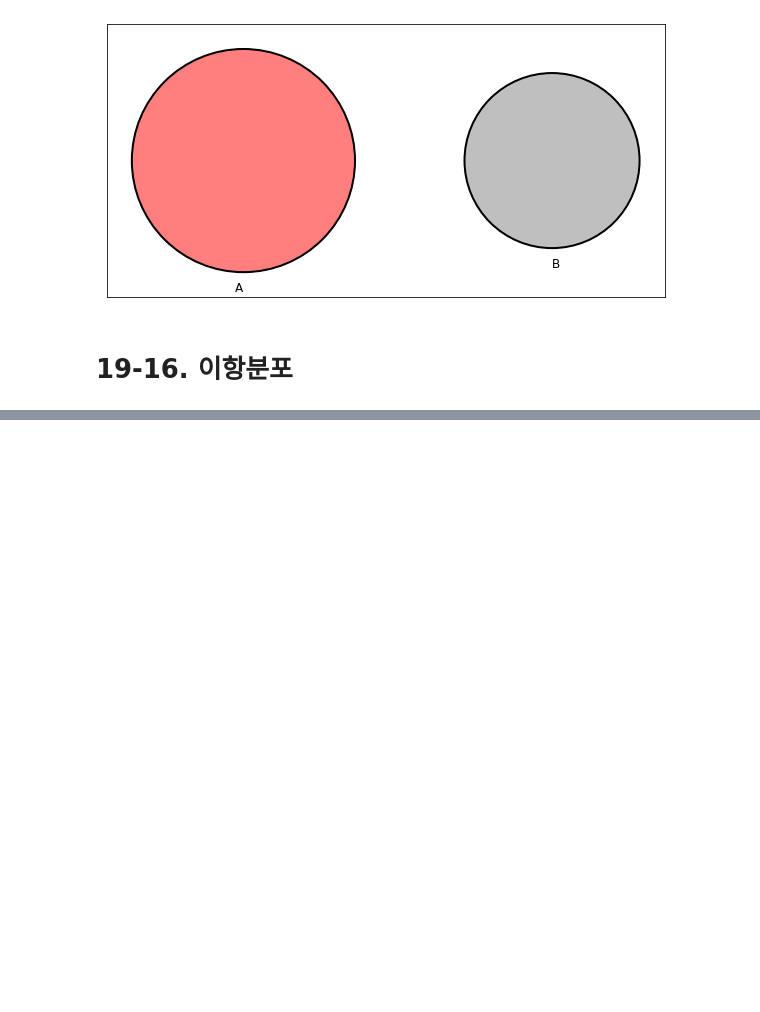
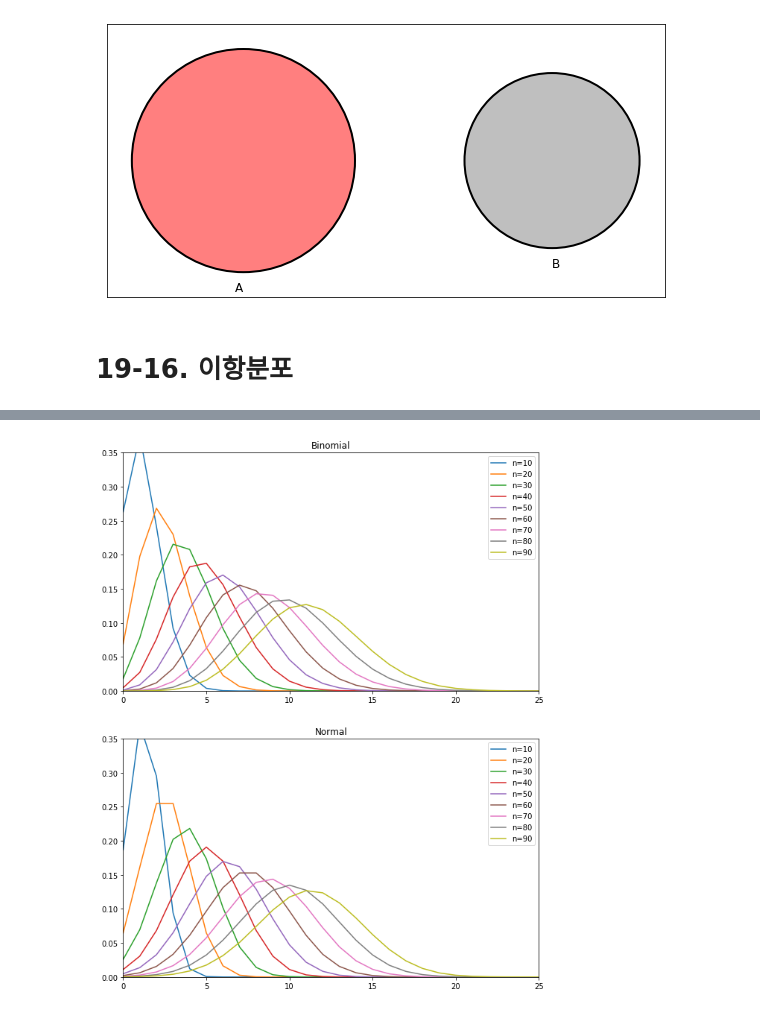
Before and after one commit to eunichoi/aiiffel_sba, a Jupyter notebook: 19. 확률 및 확률 분포.ipynb, the cells around one changed output, grey strips where cells are left out. Drawn from its saved outputs; the diff is of its cells as text; code cells hidden in the pictures; blank space fills up the shorter version.

```diff
--- a/19. 확률 및 확률 분포.ipynb
+++ b/19. 확률 및 확률 분포.ipynb
@@ -144,0 +248,60 @@ plt.gca().set_axis_on()
+# %%
+# 이항 분포와 정규 분포의 관계
+import matplotlib.pyplot as plt
+from functools import reduce
+import operator as op
+import math
+
+# 조합
+def ncr(n, r):
+    r = min(r, n-r)
+    numer = reduce(op.mul, range(n, n-r, -1), 1)
+    denom = reduce(op.mul, range(1, r+1), 1)
+    return numer // denom
+
+# 이항 분포 함수
+def p_X(x,n,p):
+    return (ncr(n, x))*(p**x)*((1-p)**(n-x))
+
+# 정규 분포 함수
+def f_X(x,u,v):
+    return 1/(math.sqrt(2*math.pi*v))*math.exp(-(x-u)**2/(2*v))
+
+
+
+# 그래프 그리기
+plt.figure(figsize=(10,20))
+
+ax1 = plt.subplot(3, 1, 1)
+plt.title("Binomial")
+plt.xlim(0,25)
+plt.ylim(0,0.35)
+
+ax2 = plt.subplot(3, 1, 2)
+plt.title("Normal")
+plt.xlim(0,25)
+plt.ylim(0,0.35)
+
+X = [x for x in range(n)]
+
+for i in range(1, 10):
+
+    # 이항 분포 파라미터
+    n=10*i
+    p=1/8
+    # 정규 분포 파라미터
+    u=n*p
+    v=n*p*(1-p)
+
+    # 그래프
+    b_y = [p_X(t, n, p) for t in X]
+    n_y = [f_X(t, u, v) for t in X]
+
+    ax1.plot(X, b_y, label='n='+str(n))
+    ax2.plot(X, n_y, label='n='+str(n))
+
+ax1.legend()
+ax2.legend()
+plt.show()
+# %% [output]
+[figure, added]
```
Also changed, not shown: parts of 4 cells of this notebook.
